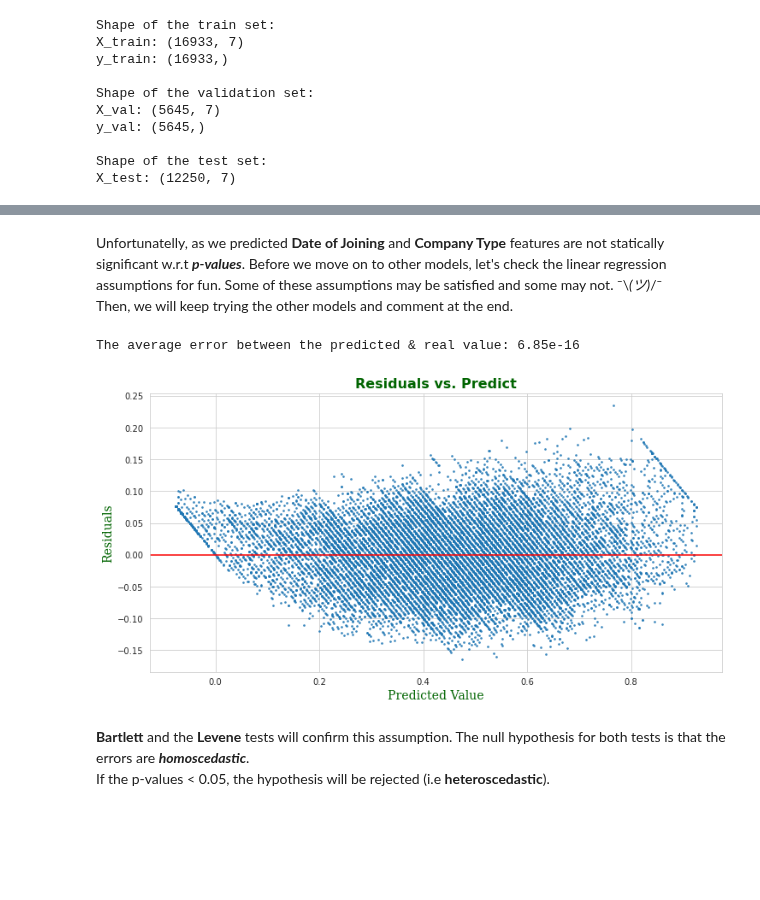
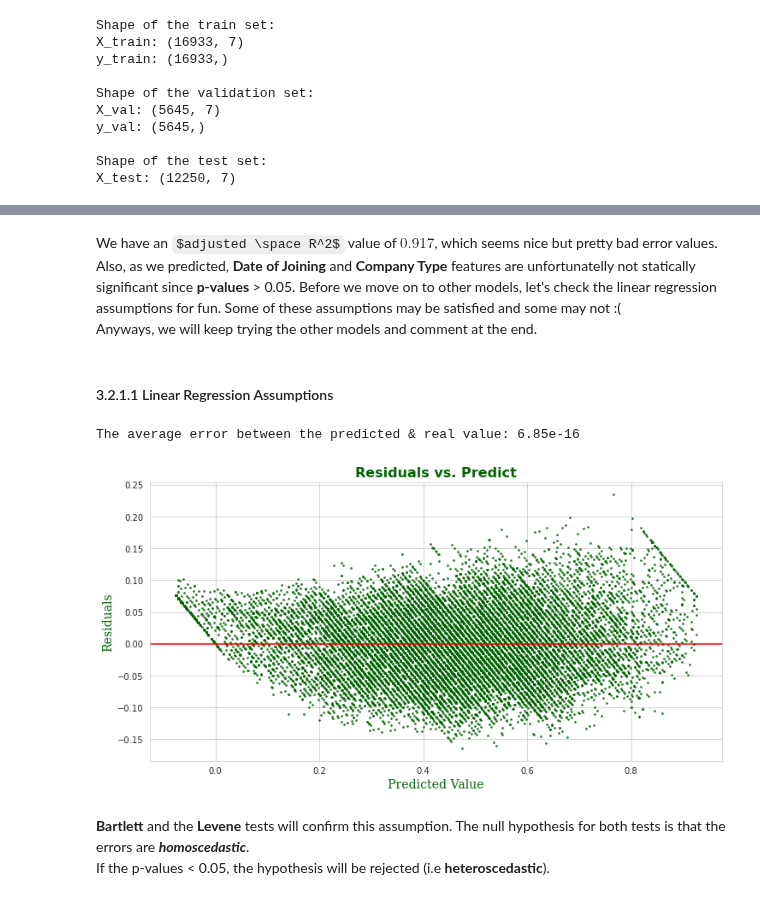
Before and after one commit to gulmert89/bootcamp_files, a Jupyter notebook: burning_out.ipynb, the cells around one changed output, grey strips where cells are left out. Drawn from its saved outputs; the diff is of its cells as text; code cells hidden in the pictures; some formulas as TeX source; blank space fills up the shorter version.

```diff
--- a/burning_out.ipynb
+++ b/burning_out.ipynb
@@ -560,5 +633,7 @@ Warnings:
 # %% [markdown]
-Unfortunatelly, as we predicted **Date of Joining** and **Company Type** features are not statically significant w.r.t ***p-values***. Before we move on to other models, let's check the linear regression assumptions for fun. Some of these assumptions may be satisfied and some may not. ¯\\_(ツ)_/¯ <br>Then, we will keep trying the other models and comment at the end.
+We have an $adjusted \space R^2$ value of $0.917$, which seems nice but pretty bad error values. Also, as we predicted, **Date of Joining** and **Company Type** features are unfortunatelly not statically significant since **p-values** > 0.05. Before we move on to other models, let's check the linear regression assumptions for fun. Some of these assumptions may be satisfied and some may not :( <br>Anyways, we will keep trying the other models and comment at the end.
+# %% [markdown]
+#### 3.2.1.1 Linear Regression Assumptions
 # %%
 # Assumption: Error term should be near zero in means
 predict = ols_results.predict(X_train_ols)
@@ -569,16 +644,16 @@ print("The average error between the predicted & real value: \
 The average error between the predicted & real value: 6.85e-16
 # %%
 # Assumption: Homoscedasticity
-# i.e, the error variance mustn't systematically change across the observations.
+# i.e the error variance mustn't systematically change across the observations.
 plt.figure(figsize=(12,6))
-plt.scatter(predict, errors, s=3, alpha=0.75)
-plt.xlabel('Predicted Value', fontdict = axis_font)
-plt.ylabel('Residuals', fontdict = axis_font)
+plt.scatter(predict, errors, color="darkgreen", s=3, alpha=0.75)
+plt.xlabel('Predicted Value', fontdict=axis_font)
+plt.ylabel('Residuals', fontdict=axis_font)
 plt.axhline(y=0, color="r")
-plt.title('Residuals vs. Predict', fontdict = title_font)
+plt.title('Residuals vs. Predict', fontdict=title_font)
 plt.show()
 # %% [output]
-[figure, old version]
+[figure, new version]
 # %% [markdown]
 **Bartlett** and the **Levene** tests will confirm this assumption. The null hypothesis for both tests is that the errors are ***homoscedastic***.<br>If the p-values < 0.05, the hypothesis will be rejected (i.e **heteroscedastic**).
 # %%
```
Also changed, not shown: parts of 36 cells of this notebook.
